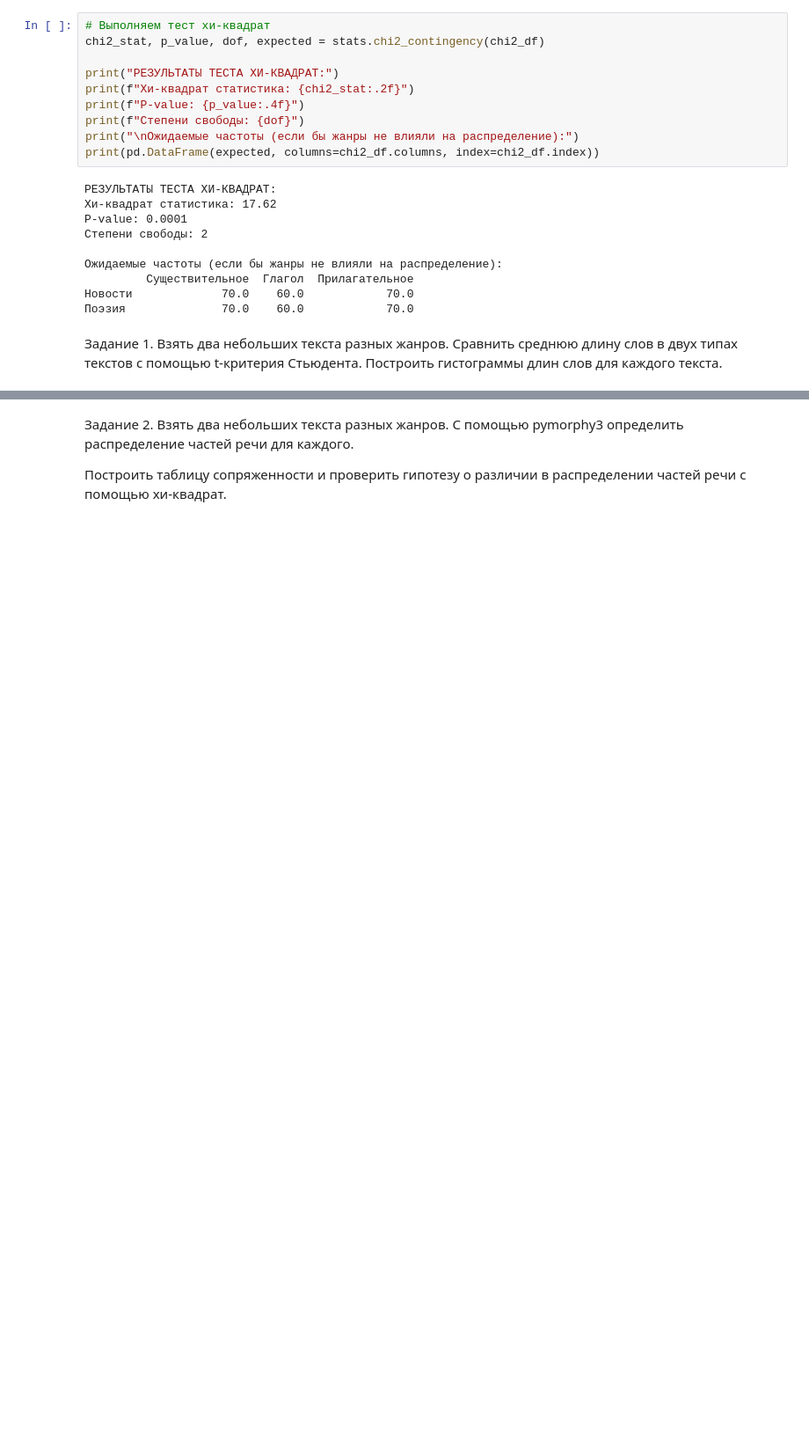
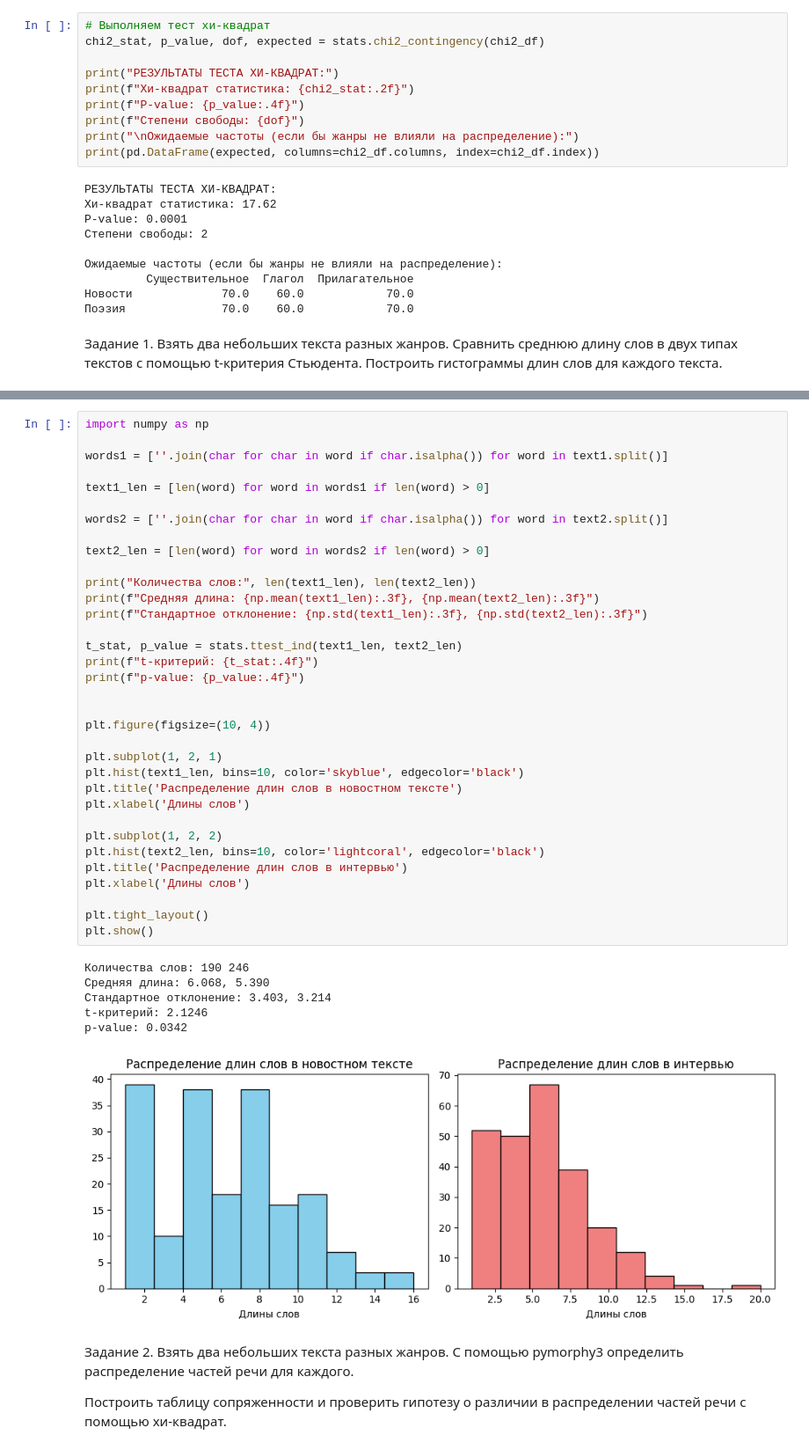
Before and after one commit to phonetics-spbu/phonetics-spbu.github.io, a Jupyter notebook: public/courses/python_2_mag/ipynb/stat_Python.ipynb, the cells around one changed output, grey strips where cells are left out. Shown at 88% size. Saved outputs shown, nothing was run; the diff lists cells and outputs as text; blank space fills up the shorter version.

```diff
--- a/public/courses/python_2_mag/ipynb/stat_Python.ipynb
+++ b/public/courses/python_2_mag/ipynb/stat_Python.ipynb
@@ -188,3 +192,44 @@ P-value: 0.0001
+# %%
+import numpy as np
+
+words1 = [''.join(char for char in word if char.isalpha()) for word in text1.split()]
+
+text1_len = [len(word) for word in words1 if len(word) > 0]
+
+words2 = [''.join(char for char in word if char.isalpha()) for word in text2.split()]
+
+text2_len = [len(word) for word in words2 if len(word) > 0]
+
+print("Количества слов:", len(text1_len), len(text2_len))
+print(f"Средняя длина: {np.mean(text1_len):.3f}, {np.mean(text2_len):.3f}")
+print(f"Стандартное отклонение: {np.std(text1_len):.3f}, {np.std(text2_len):.3f}")
+
+t_stat, p_value = stats.ttest_ind(text1_len, text2_len)
+print(f"t-критерий: {t_stat:.4f}")
+print(f"p-value: {p_value:.4f}")
+
+
+plt.figure(figsize=(10, 4))
+
+plt.subplot(1, 2, 1)
+plt.hist(text1_len, bins=10, color='skyblue', edgecolor='black')
+plt.title('Распределение длин слов в новостном тексте')
+plt.xlabel('Длины слов')
+
+plt.subplot(1, 2, 2)
+plt.hist(text2_len, bins=10, color='lightcoral', edgecolor='black')
+plt.title('Распределение длин слов в интервью')
+plt.xlabel('Длины слов')
+
+plt.tight_layout()
+plt.show()
+# %% [output]
+Количества слов: 190 246
+Средняя длина: 6.068, 5.390
+Стандартное отклонение: 3.403, 3.214
+t-критерий: 2.1246
+p-value: 0.0342
+[figure, added]
 # %% [markdown]
 Задание 2. Взять два небольших текста разных жанров. С помощью pymorphy3 определить распределение частей речи для каждого.
 
```
Also changed, not shown: parts of 4 cells of this notebook.
